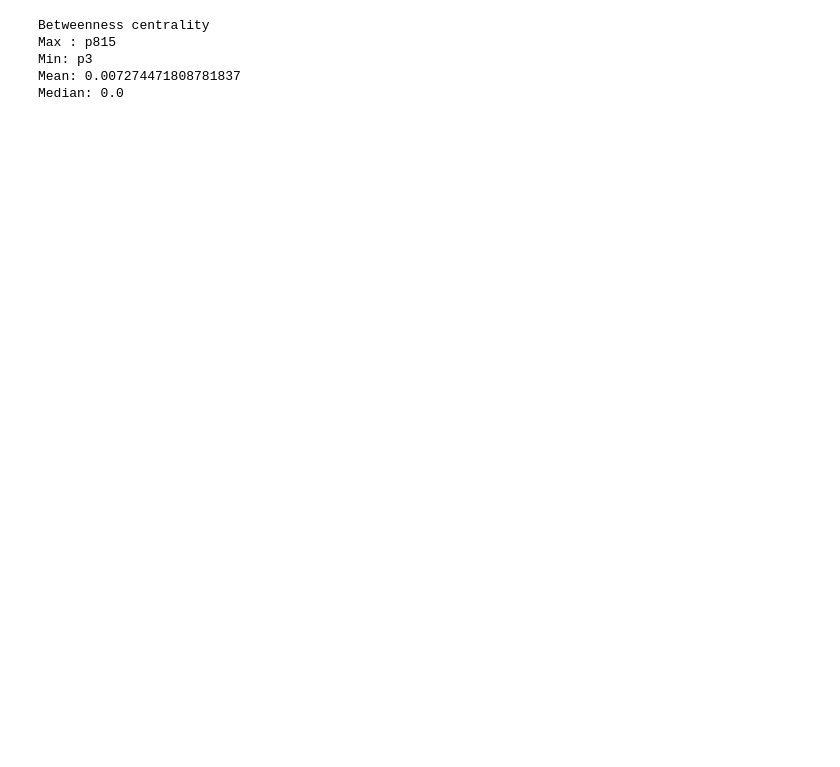
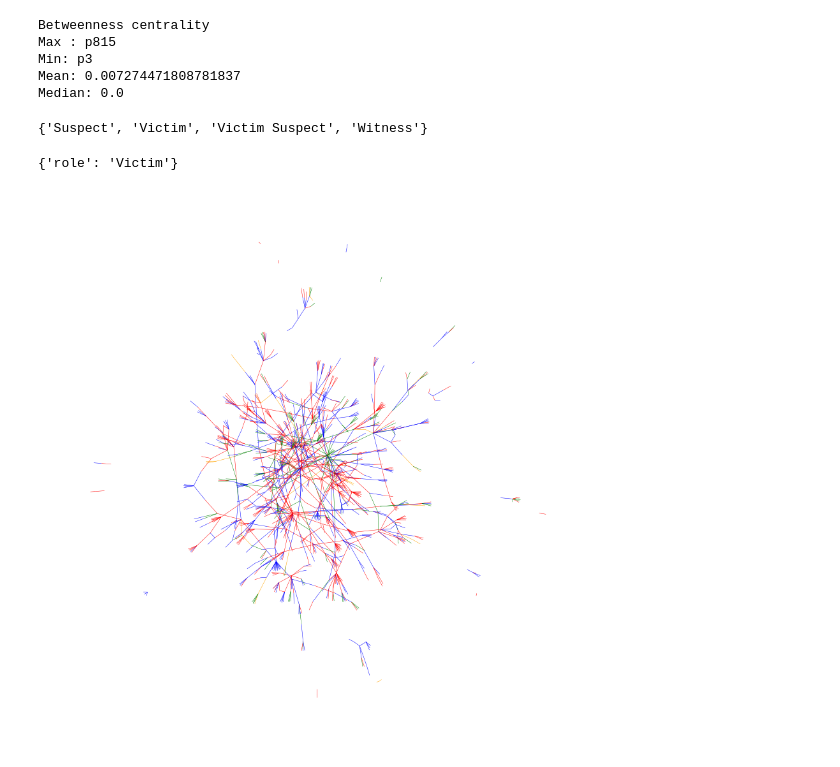
Before and after one commit to dmdequin/CrimeNetworkAnalysis, a Jupyter notebook: Notebooks/sabrina.ipynb, the cells around one changed output. Drawn from its saved outputs; the diff is of its cells as text; code cells hidden in the pictures; blank space fills up the shorter version.

```diff
--- a/Notebooks/sabrina.ipynb
+++ b/Notebooks/sabrina.ipynb
@@ -276,3 +276,8 @@ Max : p815
 Min: p3
 Mean: 0.007274471808781837
 Median: 0.0
+# %%
+# nx.get_edge_attributes(G, 'role')
+set(nx.get_edge_attributes(G, 'role').values())
+# %% [output]
+{'Suspect', 'Victim', 'Victim Suspect', 'Witness'}
@@ -278,0 +287,33 @@ Median: 0.0
+# %%
+G.edges[('p21', 'c53')]
+# %% [output]
+{'role': 'Victim'}
+# %%
+pos = nx.spring_layout(G)
+plt.figure(3,figsize=(12,12))
+node_cmap = []
+edge_cmap = []
+
+for node in G:
+    if node.startswith('p'):
+        color_map.append('green')
+    else:
+        color_map.append('red')
+
+for edge in G.edges():
+    # edge_cmap.append()
+    e_role = G.edges[edge]['role']
+    if e_role == 'Suspect':
+        edge_cmap.append('red')
+    if e_role == 'Victim':
+        edge_cmap.append('blue')
+    if e_role == 'Victim Suspect':
+        edge_cmap.append('orange')
+    if e_role == 'Witness':
+        edge_cmap.append('green')
+
+
+nx.draw(G, pos, node_color=node_cmap, edge_color=edge_cmap, with_labels = False, node_size = 2, width = 0.5)
+plt.show()
+# %% [output]
+[figure, added]
```
Also changed, not shown: parts of 5 cells of this notebook.
